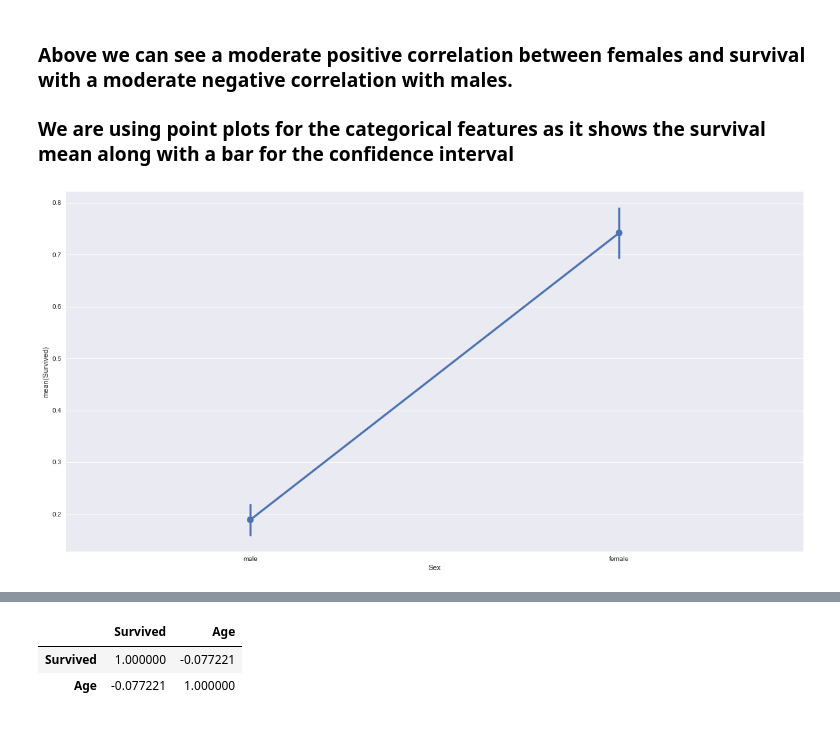
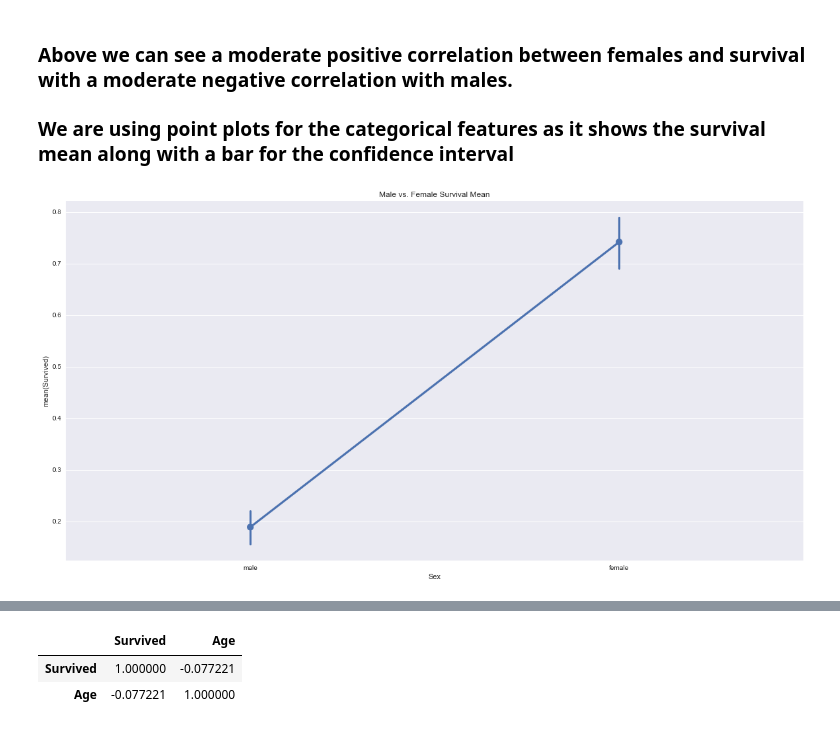
Before and after one commit to yaskyj/investigate-data-set, a Jupyter notebook: InvestigateTitanicData.ipynb, the cells around one changed output, grey strips where cells are left out. Cells and saved outputs as stored; diff of their text form; code cells hidden in the pictures.

```diff
--- a/InvestigateTitanicData.ipynb
+++ b/InvestigateTitanicData.ipynb
@@ -96,7 +98,7 @@ pd.concat([df['Survived'], pd.get_dummies(df['Sex']).rename(columns=lambda x: st
 # %%
 #Adjust plot size and create pointplot
 fig, ax = plt.subplots(figsize=(20, 10))
-sns.pointplot(x="Sex", y="Survived", data=df);
+sns.pointplot(x="Sex", y="Survived", data=df).set_title('Male vs. Female Survival Mean');
 # %% [output]
-[figure, old version]
+[figure, new version]
 # %% [markdown]
```
Also changed, not shown: parts of 9 cells of this notebook.
